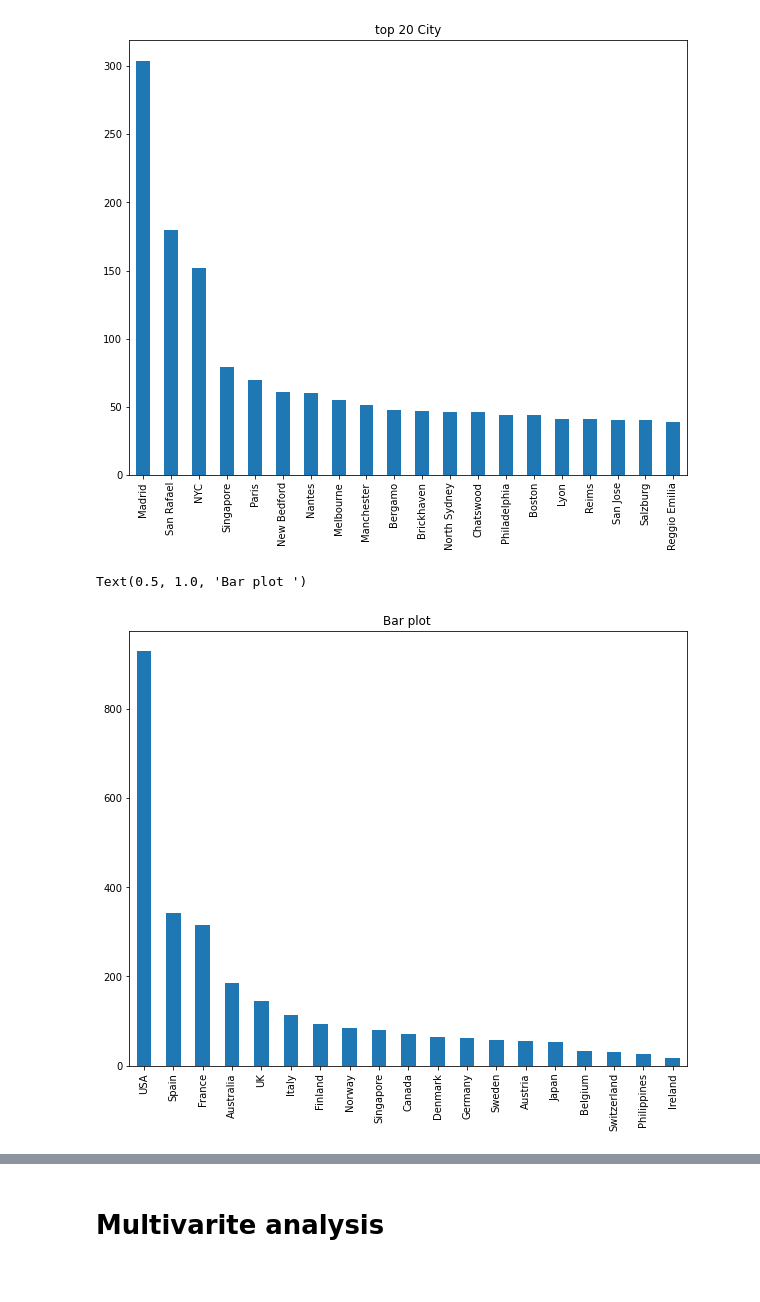
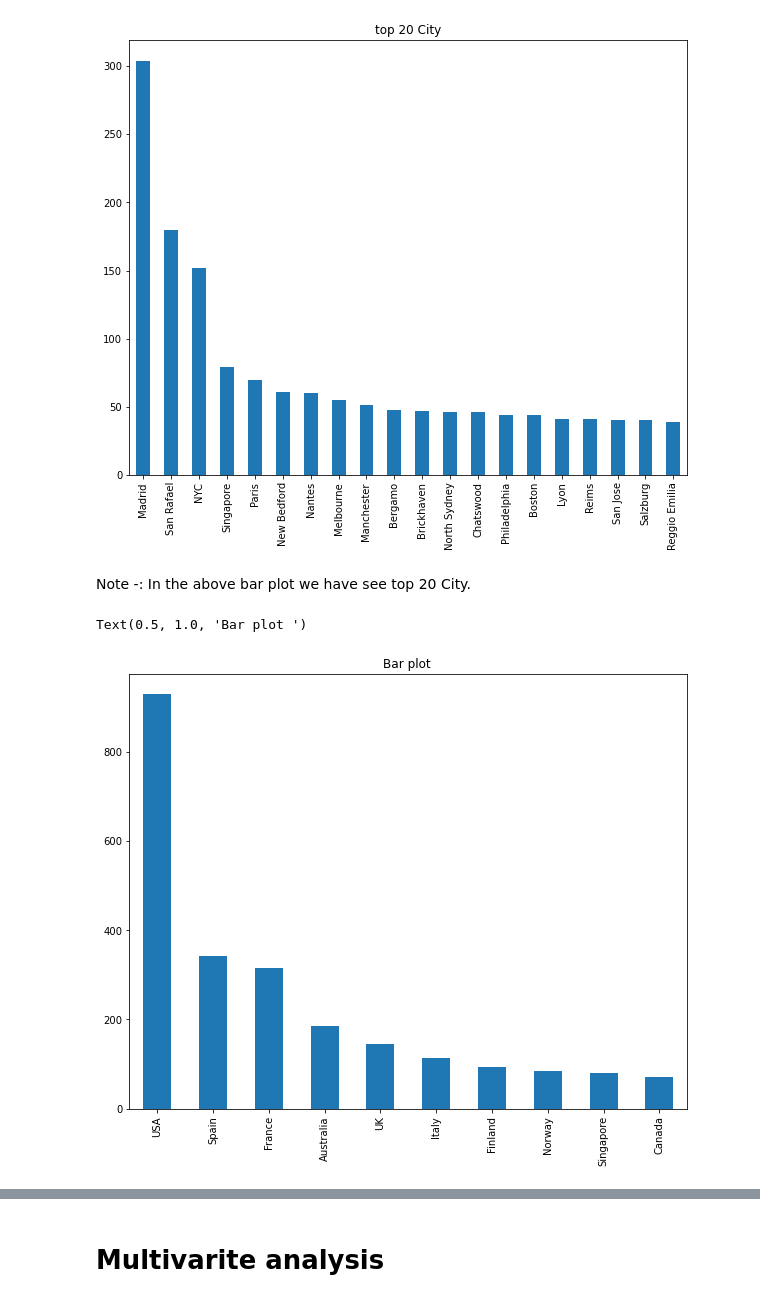
Before and after one commit to khancuh/Machine-Learning-Projectss, a Jupyter notebook: Sales_data_analysis_and_visulization/Sales_Project.ipynb, the cells around one changed output, grey strips where cells are left out. Drawn from its saved outputs; the diff is of its cells as text; code cells hidden in the pictures.

```diff
--- a/Sales_data_analysis_and_visulization/Sales_Project.ipynb
+++ b/Sales_data_analysis_and_visulization/Sales_Project.ipynb
@@ -141,10 +156,12 @@ plt.title('top 20 City')
 # %% [output]
 Text(0.5, 1.0, 'top 20 City')
 [figure]
+# %% [markdown]
+Note -: In the above bar plot we have see top 20 City.
 # %%
-top_10 = df['COUNTRY'].value_counts()
+top_10 = df['COUNTRY'].value_counts()[:10]
 top_10.plot(kind='bar',figsize=(10,8))
 plt.title('Bar plot ')
 # %% [output]
 Text(0.5, 1.0, 'Bar plot ')
-[figure, old version]
+[figure, new version]
```
Also changed, not shown: parts of 41 cells of this notebook.
